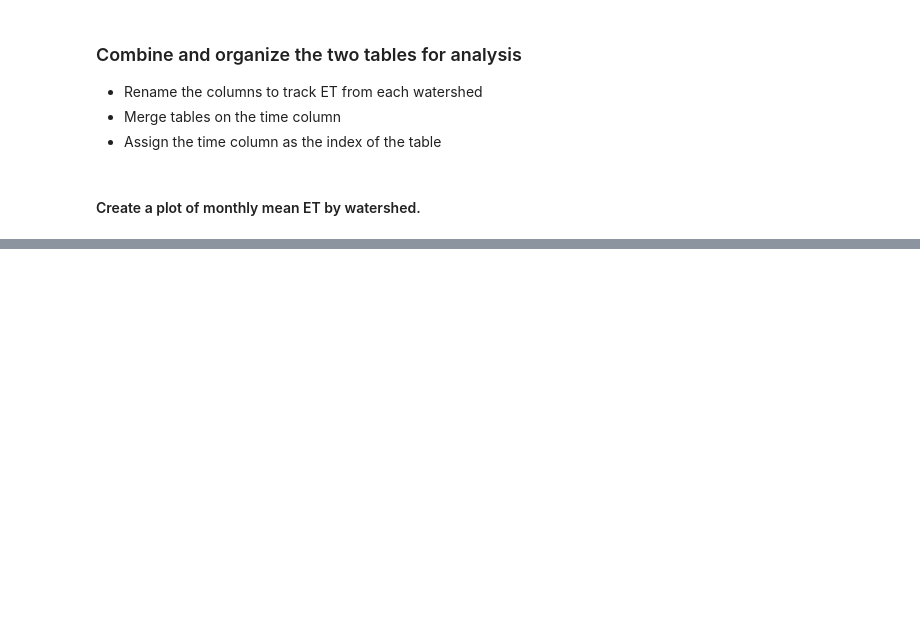
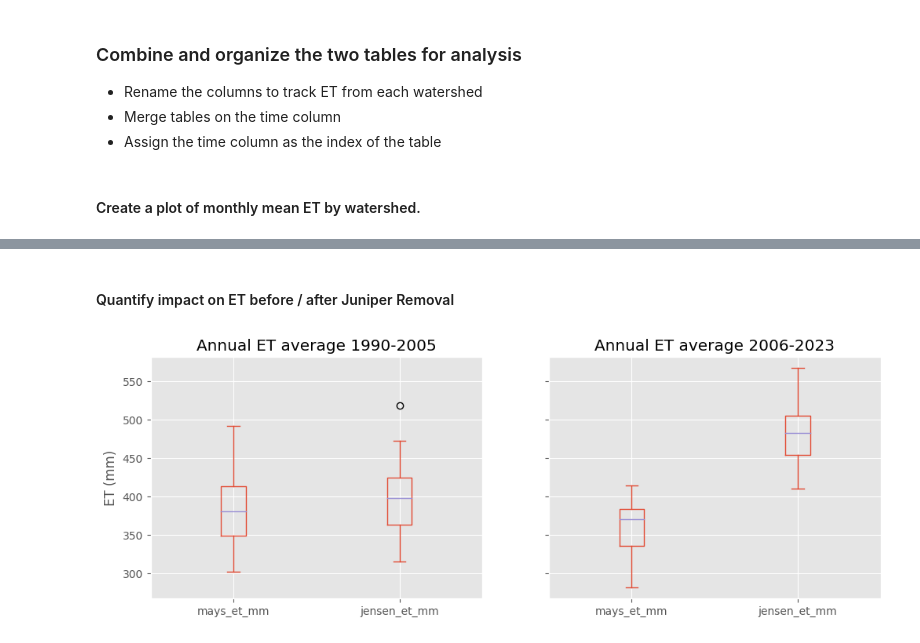
Before and after one commit to sciencebyAJ/OWRD_Training_20240927, a Jupyter notebook: Example_4_OpenET_JuniperRemovalPairedWS.ipynb, the cells around one changed output, grey strips where cells are left out. Cells and saved outputs as stored; diff of their text form; code cells hidden in the pictures; blank space fills up the shorter version.

```diff
--- a/Example_4_OpenET_JuniperRemovalPairedWS.ipynb
+++ b/Example_4_OpenET_JuniperRemovalPairedWS.ipynb
@@ -240,0 +241,13 @@ fig.savefig('PairedWatershed_JuniperPineEval.png')
+# %% [markdown]
+#### Quantify impact on ET before / after Juniper Removal
+# %%
+fig,axs = plt.subplots(1,2,figsize=(12,4),sharey=True)
+ann_dif = both_df.resample('1Y').sum()
+ann_dif['1990-01-01':'2005-12-31'][['mays_et_mm', 'jensen_et_mm']].plot(kind='box', ax=axs[0])
+axs[0].title.set_text('Annual ET average 1990-2005')
+axs[0].set_ylabel('ET (mm)')
+ann_dif['2006-01-01':'2023-12-31'][['mays_et_mm', 'jensen_et_mm']].plot(kind='box', ax=axs[1])
+axs[1].title.set_text('Annual ET average 2006-2023')
+plt.show()
+# %% [output]
+[figure, added]
```
Also changed, not shown: parts of 2 cells of this notebook.
